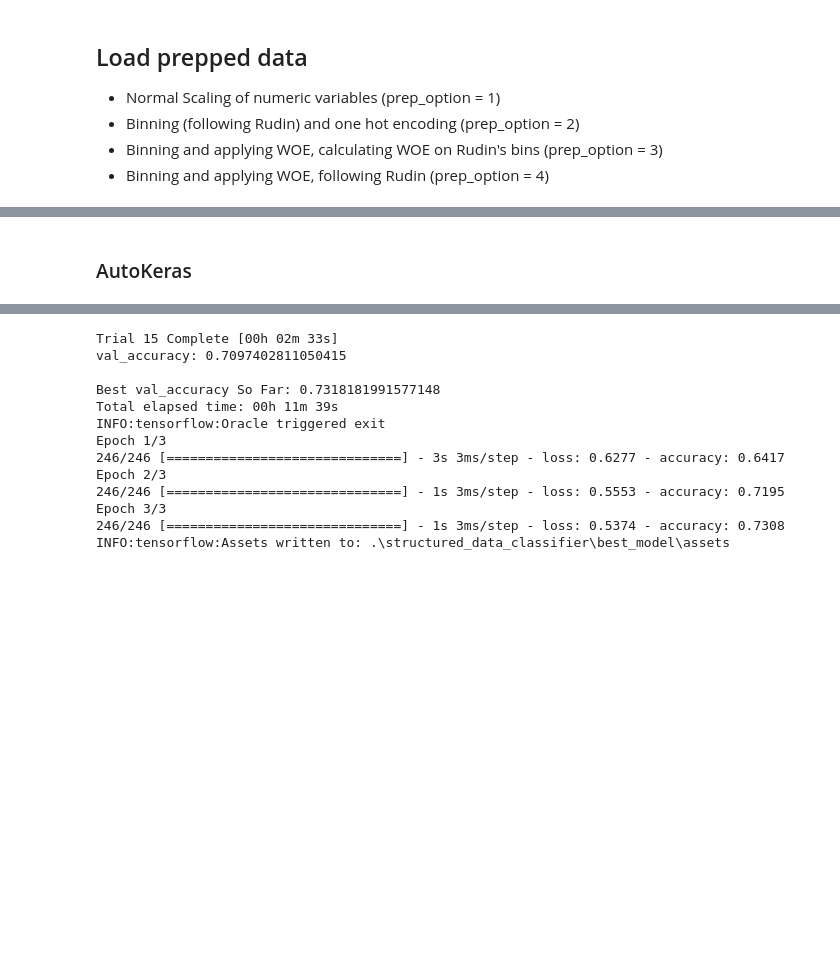
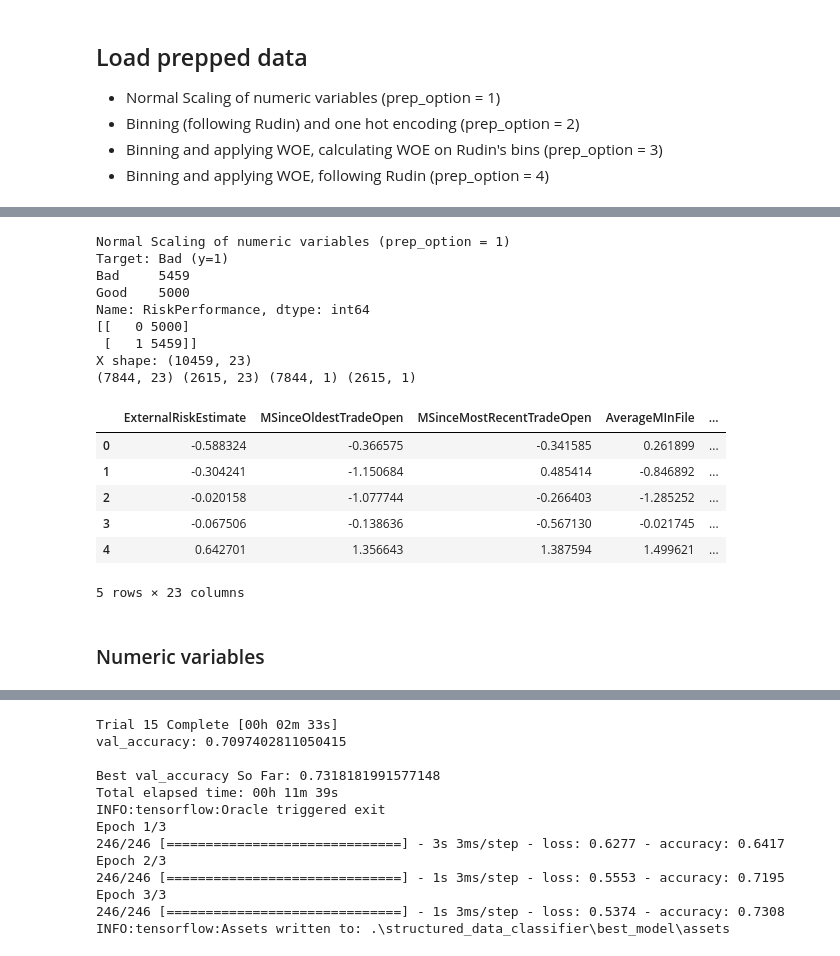
Before and after one commit to briziorusso/FICOchallenge, a Jupyter notebook: FC Part 2c - AutoKeras.ipynb, the cells around one changed output, grey strips where cells are left out. Drawn from its saved outputs; the diff is of its cells as text; code cells hidden in the pictures; blank space fills up the shorter version.

Commit message:
align data load and re-run

```diff
--- a/FC Part 2c - AutoKeras.ipynb
+++ b/FC Part 2c - AutoKeras.ipynb
@@ -83,2 +45,24 @@ X shape: (10459, 23)
-# %% [markdown]
-### AutoKeras
+# %%
+data, X1, y, y_onehot = f_load_data(1)
+X_train, X_test, y_train, y_test = train_test_split(X1, y_onehot, test_size = .25, random_state = 2020, shuffle = True)
+print(X_train.shape, X_test.shape, y_train.shape, y_test.shape)
+X1.head()
+# %% [output]
+Normal Scaling of numeric variables (prep_option = 1)
+Target: Bad (y=1)
+Bad     5459
+Good    5000
+Name: RiskPerformance, dtype: int64
+[[   0 5000]
+ [   1 5459]]
+X shape: (10459, 23)
+(7844, 23) (2615, 23) (7844, 1) (2615, 1)
+|  | ExternalRiskEstimate | MSinceOldestTradeOpen | MSinceMostRecentTradeOpen | AverageMInFile | ... |
+| 0 | -0.588324 | -0.366575 | -0.341585 | 0.261899 | ... |
+| 1 | -0.304241 | -1.150684 | 0.485414 | -0.846892 | ... |
+| 2 | -0.020158 | -1.077744 | -0.266403 | -1.285252 | ... |
+| 3 | -0.067506 | -0.138636 | -0.567130 | -0.021745 | ... |
+| 4 | 0.642701 | 1.356643 | 1.387594 | 1.499621 | ... |
+5 rows × 23 columns
+# %% [markdown]
+### Numeric variables
```
Also changed, not shown: parts of 17 cells of this notebook.
